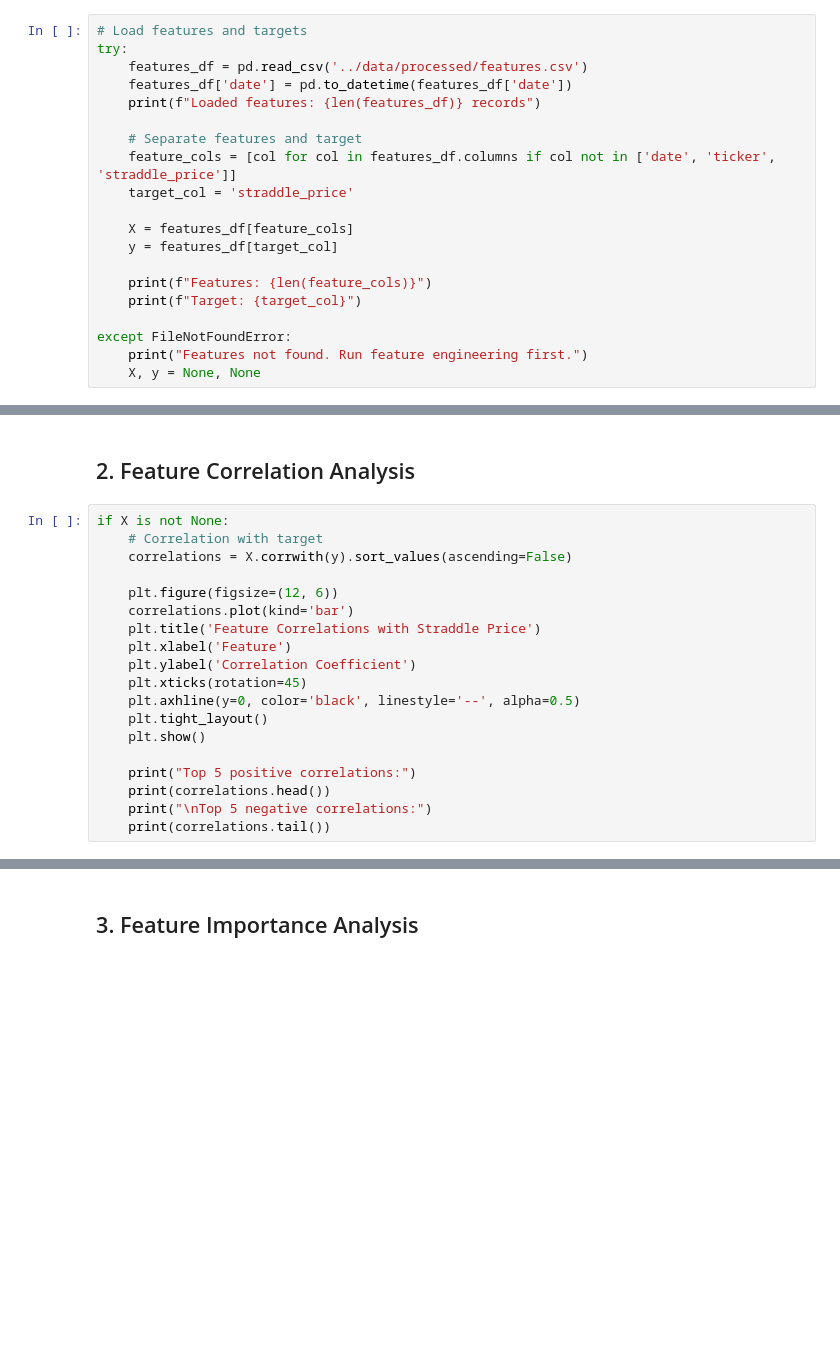
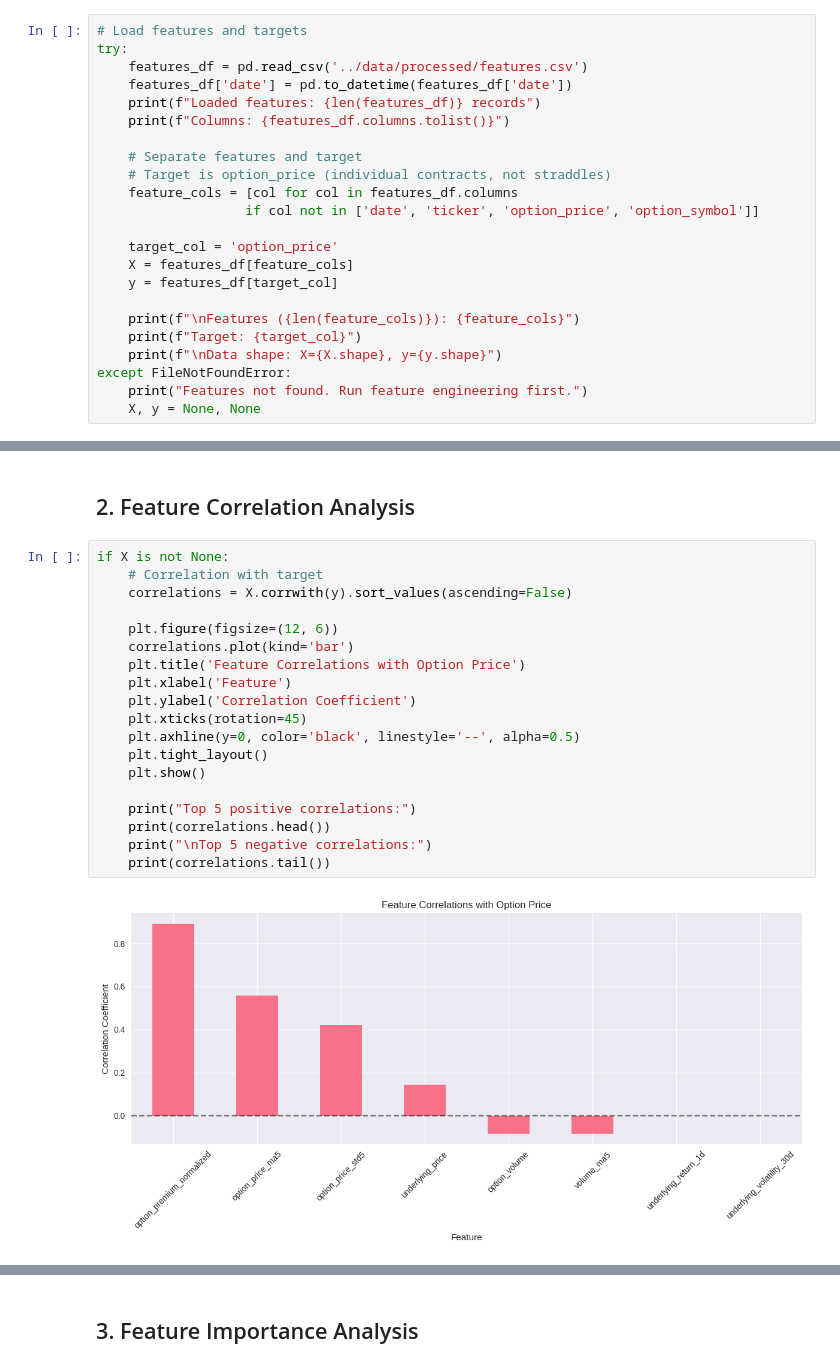
Before and after one commit to FranklineMisango/Algorithmic_Trading_and_HFT_Research, a Jupyter notebook: Algorithmic_Strategies/Deep_Learning_Options_Trading/notebooks/02_feature_analysis.ipynb, the cells around one changed output, grey strips where cells are left out. Saved outputs shown, nothing was run; the diff lists cells and outputs as text; blank space fills up the shorter version.

```diff
--- a/Algorithmic_Strategies/Deep_Learning_Options_Trading/notebooks/02_feature_analysis.ipynb
+++ b/Algorithmic_Strategies/Deep_Learning_Options_Trading/notebooks/02_feature_analysis.ipynb
@@ -35,17 +37,20 @@ try:
     features_df = pd.read_csv('../data/processed/features.csv')
     features_df['date'] = pd.to_datetime(features_df['date'])
     print(f"Loaded features: {len(features_df)} records")
+    print(f"Columns: {features_df.columns.tolist()}")
 
     # Separate features and target
-    feature_cols = [col for col in features_df.columns if col not in ['date', 'ticker', 'straddle_price']]
-    target_col = 'straddle_price'
+    # Target is option_price (individual contracts, not straddles)
+    feature_cols = [col for col in features_df.columns
+                   if col not in ['date', 'ticker', 'option_price', 'option_symbol']]
 
+    target_col = 'option_price'
     X = features_df[feature_cols]
     y = features_df[target_col]
 
-    print(f"Features: {len(feature_cols)}")
+    print(f"\nFeatures ({len(feature_cols)}): {feature_cols}")
     print(f"Target: {target_col}")
-
+    print(f"\nData shape: X={X.shape}, y={y.shape}")
 except FileNotFoundError:
     print("Features not found. Run feature engineering first.")
     X, y = None, None
@@ -54,19 +82,21 @@ except FileNotFoundError:
 # %%
 if X is not None:
     # Correlation with target
     correlations = X.corrwith(y).sort_values(ascending=False)
 
     plt.figure(figsize=(12, 6))
     correlations.plot(kind='bar')
-    plt.title('Feature Correlations with Straddle Price')
+    plt.title('Feature Correlations with Option Price')
     plt.xlabel('Feature')
     plt.ylabel('Correlation Coefficient')
     plt.xticks(rotation=45)
     plt.axhline(y=0, color='black', linestyle='--', alpha=0.5)
     plt.tight_layout()
     plt.show()
 
     print("Top 5 positive correlations:")
     print(correlations.head())
     print("\nTop 5 negative correlations:")
     print(correlations.tail())
+# %% [output]
+[figure, added]
```
Also changed, not shown: parts of 10 cells of this notebook, 11 other files.
